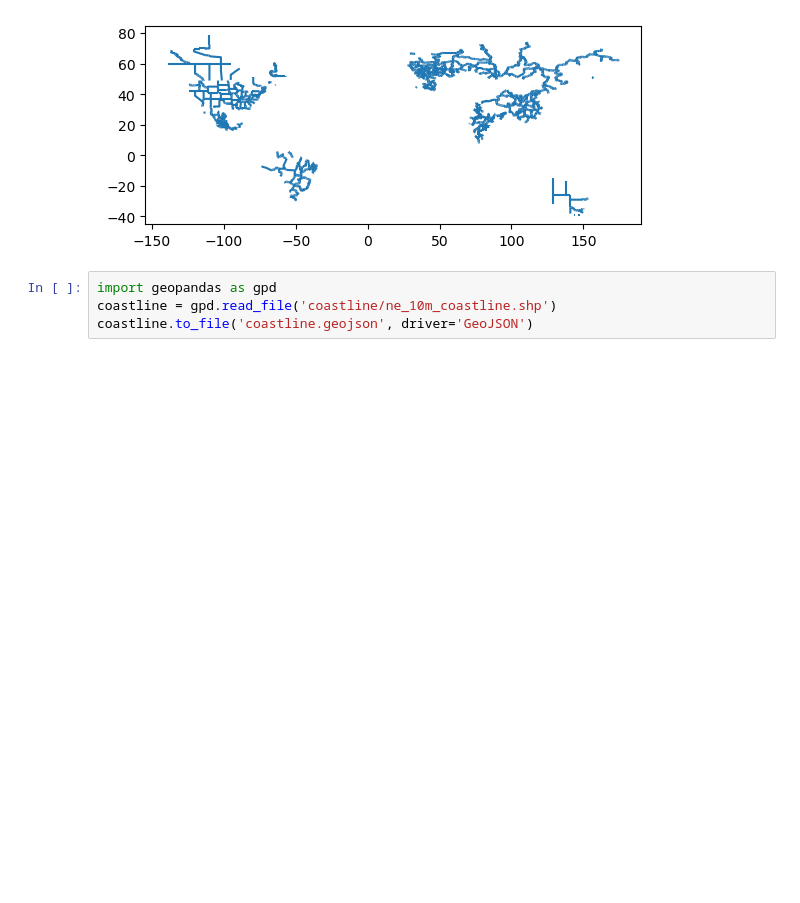
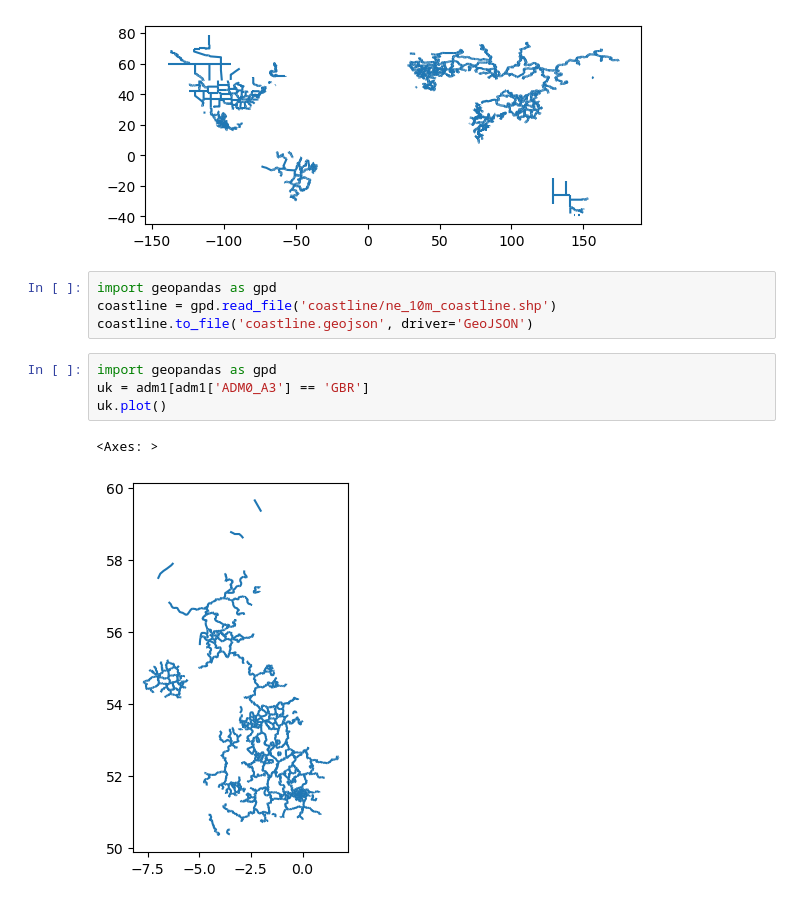
Before and after one commit to michaeljpincus/basemap, a Jupyter notebook: data.ipynb, the cells around one changed output. Cells and saved outputs as stored; diff of their text form; blank space fills up the shorter version.

```diff
--- a/data.ipynb
+++ b/data.ipynb
@@ -33,3 +33,10 @@ states.plot()
 import geopandas as gpd
 coastline = gpd.read_file('coastline/ne_10m_coastline.shp')
 coastline.to_file('coastline.geojson', driver='GeoJSON')
+# %%
+import geopandas as gpd
+uk = adm1[adm1['ADM0_A3'] == 'GBR']
+uk.plot()
+# %% [output]
+<Axes: >
+[figure, added]
```
Also changed, not shown: parts of 3 cells of this notebook, 18 other files.
